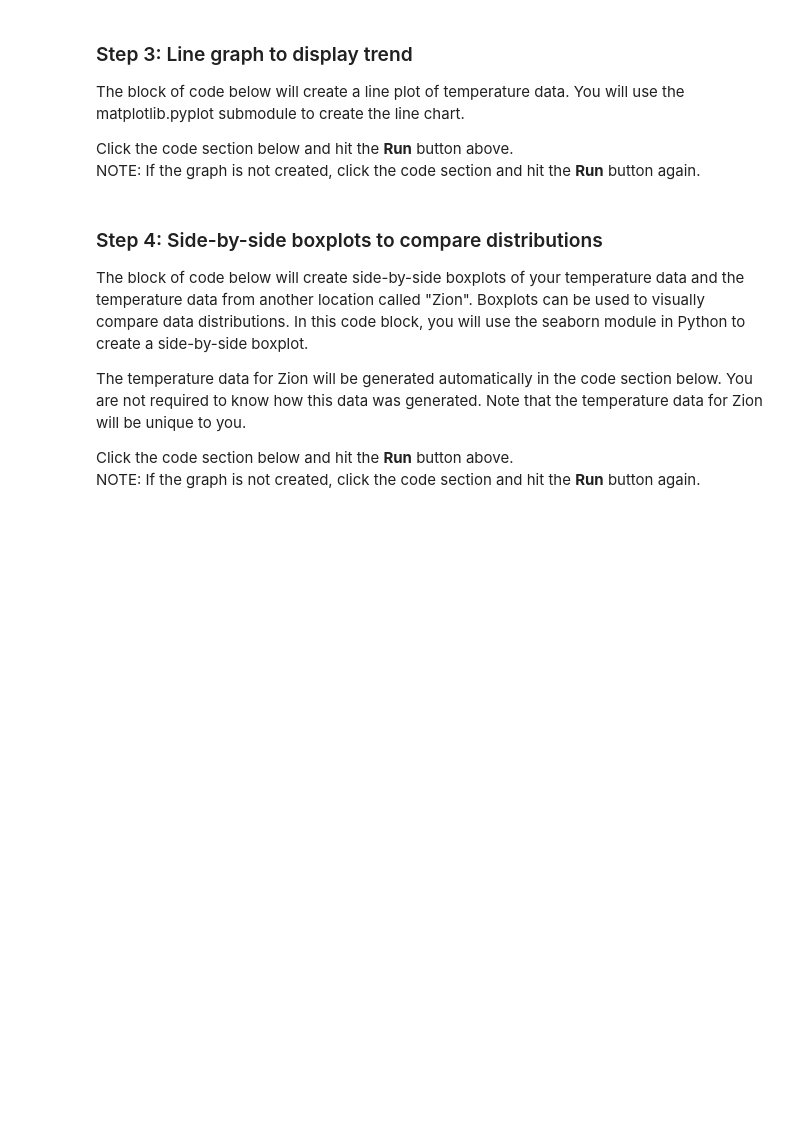
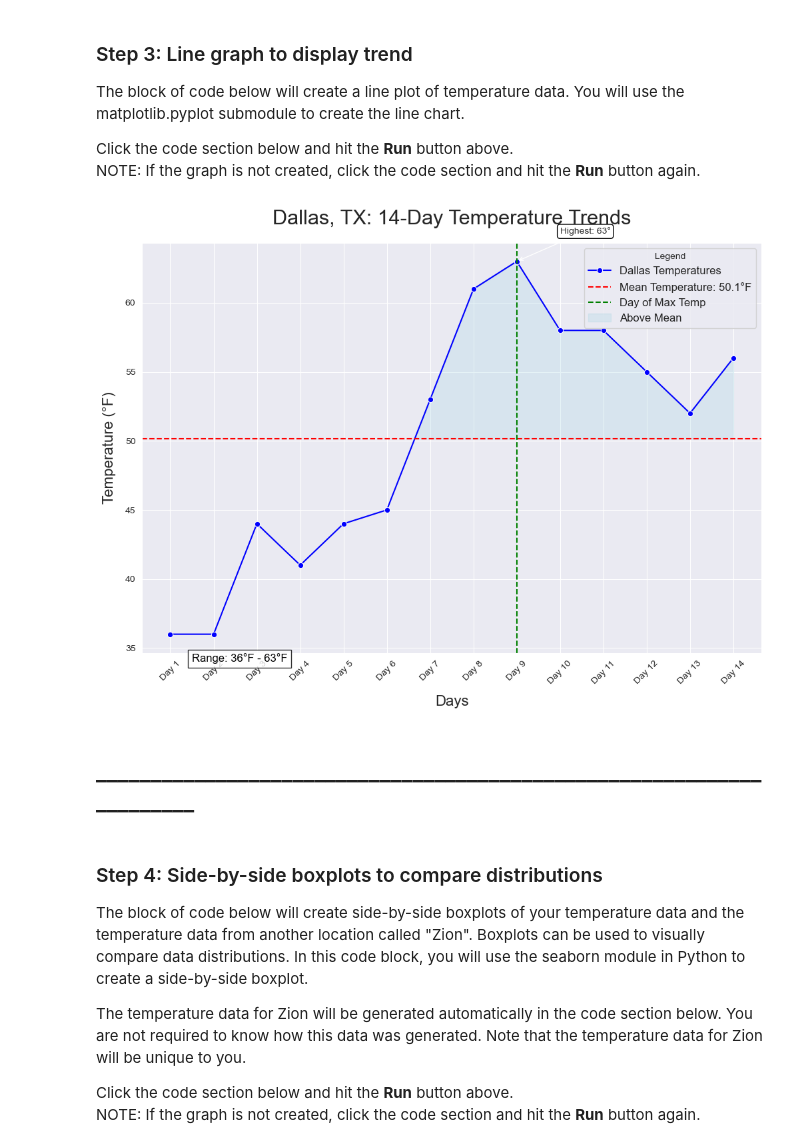
Before and after one commit to Marc-Aradillas/applied-Statistics-I-STEM, a Jupyter notebook: Module One Discussion.ipynb, the cells around one changed output. Cells and saved outputs as stored; diff of their text form; code cells hidden in the pictures; blank space fills up the shorter version.

```diff
--- a/Module One Discussion.ipynb
+++ b/Module One Discussion.ipynb
@@ -16,11 +20,13 @@ import pandas as pd
 # input your data in the Python list below.
 # For example, if your temperature data is:  81, 79, 80, 85, 83, 85, 87, 84, 84, 88, 85, 87
 # then the step below should be set as:   temperatures = [81, 79, 80, 85, 83, 85, 87, 84, 84, 88, 85, 87]
-temperatures = [Enter your data here]
+temperatures = [36, 36, 44, 41, 44, 45, 53, 61, 63, 58, 58, 55, 52, 56]
 
+print(f"\nDallas, TX 14 Day Forecast\n", f"========================\n");
 # prepare a dataframe for temperatures.
-temperatures_df = pd.DataFrame(temperatures, columns=['temperature'])
+temperatures_df = pd.DataFrame(temperatures, columns=['temperature']).reset_index(drop=True)
+temperatures_df.rename(columns={'temperature': 'Temp (°F)'}, inplace=True)
 
 # print temperatures dataframe
-print(temperatures_df)
+print(temperatures_df.to_string(formatters={'Temp (°F)': '{:.1f}'.format}, index=False))
 # %% [output]
@@ -76,3 +108,67 @@ plt.show()
+# %%
+import seaborn as sns
+import matplotlib.pyplot as plt
+
+# Set plot style and size
+sns.set_style("darkgrid")
+plt.figure(figsize=(12, 8))
+
+# Line plot with markers
+sns.lineplot(data=temperatures_df, x=temperatures_df.index, y='Temp (°F)', marker='o', color='blue', label='Dallas Temperatures')
+
+# Highlight max temperature
+max_temp = temperatures_df['Temp (°F)'].max()
+max_temp_day = temperatures_df['Temp (°F)'].idxmax()
+plt.annotate(
+    f'Highest: {max_temp}°',
+    xy=(max_temp_day, max_temp),
+    xytext=(max_temp_day + 1, max_temp + 2),
+    arrowprops=dict(facecolor='black', arrowstyle='->'),
+    bbox=dict(boxstyle="round,pad=0.3", edgecolor='black', facecolor='white')
+)
+
+# Add horizontal line for mean temperature
+mean_temp = temperatures_df['Temp (°F)'].mean()
+plt.axhline(y=mean_temp, color='red', linestyle='--', label=f'Mean Temperature: {mean_temp:.1f}°F')
+
+# Add vertical line for max temperature
+plt.axvline(x=max_temp_day, color='green', linestyle='--', label='Day of Max Temp')
+
+# Highlight temperature range dynamically
+plt.fill_between(
+    temperatures_df.index,
+    temperatures_df['Temp (°F)'],
+    mean_temp,
+    where=(temperatures_df['Temp (°F)'] > mean_temp),
+    interpolate=True,
+    color='lightblue',
+    alpha=0.3,
+    label='Above Mean'
+)
+
+# Add labels, title, and legend
+plt.title('Dallas, TX: 14-Day Temperature Trends', fontsize=22, pad=20, loc='center')
+plt.xlabel('Days', fontsize=16, labelpad=10)
+plt.ylabel('Temperature (°F)', fontsize=16, labelpad=10)
+plt.xticks(ticks=range(len(temperatures_df)), labels=[f"Day {i+1}" for i in range(len(temperatures_df))], rotation=45)
+plt.legend(title='Legend', fontsize=12)
+
+# Show dynamic range as text
+plt.text(
+    x=0.5,
+    y=temperatures_df['Temp (°F)'].min() - 2,
+    s=f"Range: {temperatures_df['Temp (°F)'].min()}°F - {temperatures_df['Temp (°F)'].max()}°F",
+    fontsize=12,
+    color='black',
+    bbox=dict(facecolor='white', alpha=0.8, edgecolor='black')
+)
+
+# Show plot
+plt.show()
+# %% [output]
+[figure, added]
+# %% [markdown]
+## ______________________________________________________________________
 # %% [markdown]
 ### Step 4: Side-by-side boxplots to compare distributions
 The block of code below will create side-by-side boxplots of your temperature data and the temperature data from another location called "Zion". Boxplots can be used to visually compare data distributions. In this code block, you will use the seaborn module in Python to create a side-by-side boxplot.
```
Also changed, not shown: parts of 8 cells of this notebook.
